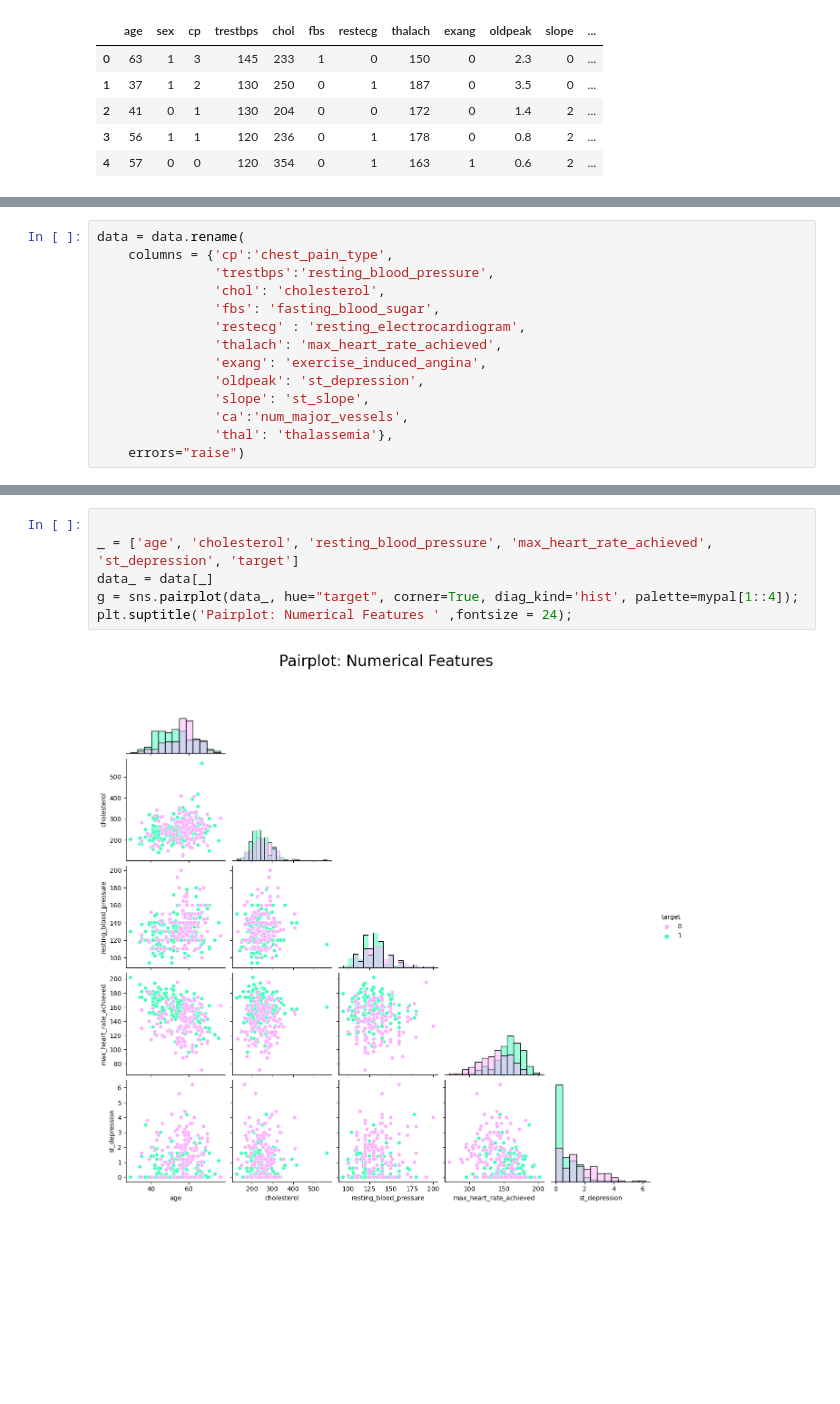
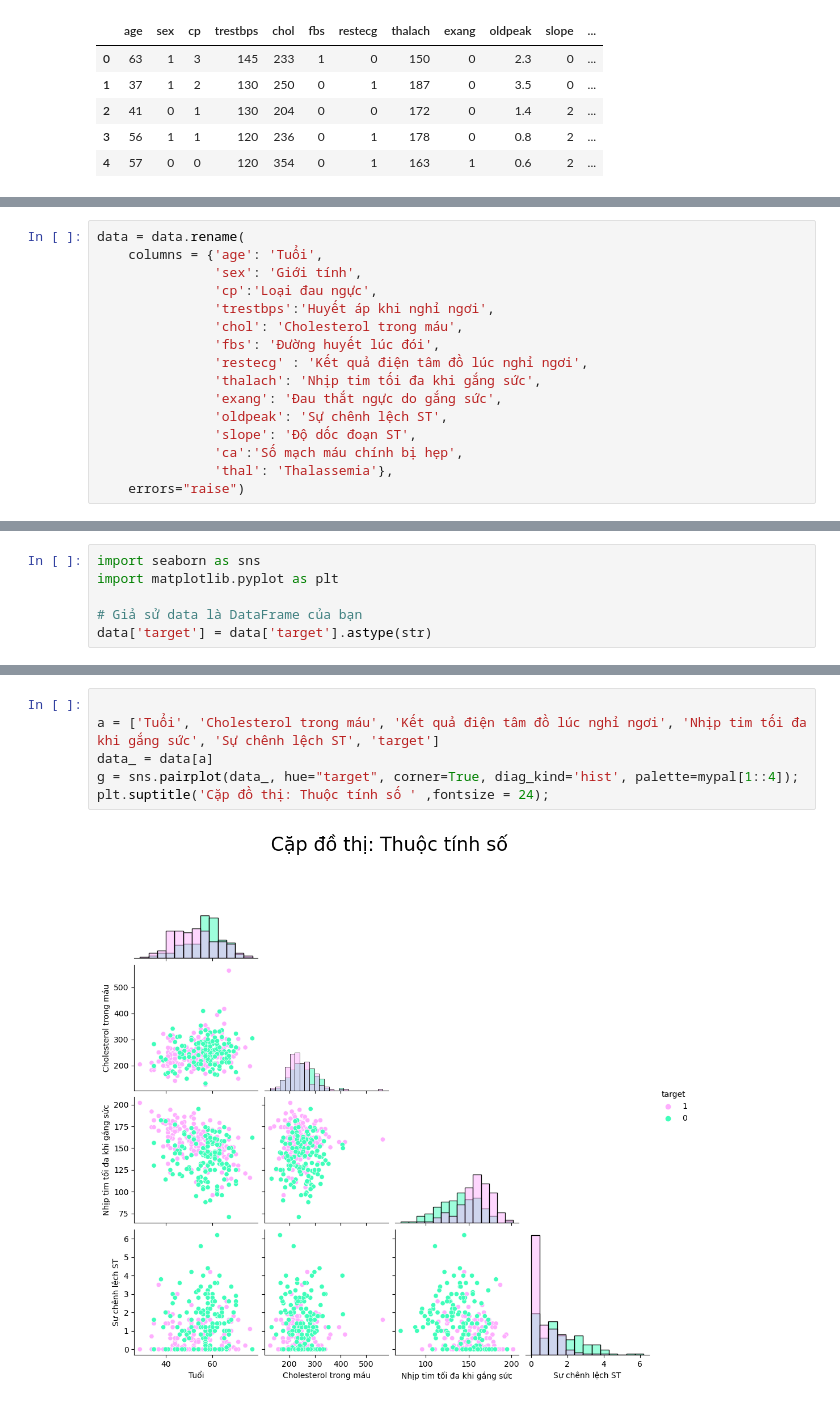
Before and after one commit to DoTienOanh/AI, a Jupyter notebook: AI.ipynb, the cells around one changed output, grey strips where cells are left out. Drawn from its saved outputs; the diff is of its cells as text; blank space fills up the shorter version.

```diff
--- a/AI.ipynb
+++ b/AI.ipynb
@@ -49,15 +49,17 @@ The length of the data now is 296 instead of 303!
 # %%
 data = data.rename(
-    columns = {'cp':'chest_pain_type',
-               'trestbps':'resting_blood_pressure',
-               'chol': 'cholesterol',
-               'fbs': 'fasting_blood_sugar',
-               'restecg' : 'resting_electrocardiogram',
-               'thalach': 'max_heart_rate_achieved',
-               'exang': 'exercise_induced_angina',
-               'oldpeak': 'st_depression',
-               'slope': 'st_slope',
-               'ca':'num_major_vessels',
-               'thal': 'thalassemia'},
+    columns = {'age': 'Tuổi',
+               'sex': 'Giới tính',
+               'cp':'Loại đau ngực',
+               'trestbps':'Huyết áp khi nghỉ ngơi',
+               'chol': 'Cholesterol trong máu',
+               'fbs': 'Đường huyết lúc đói',
+               'restecg' : 'Kết quả điện tâm đồ lúc nghỉ ngơi',
+               'thalach': 'Nhịp tim tối đa khi gắng sức',
+               'exang': 'Đau thắt ngực do gắng sức',
+               'oldpeak': 'Sự chênh lệch ST',
+               'slope': 'Độ dốc đoạn ST',
+               'ca':'Số mạch máu chính bị hẹp',
+               'thal': 'Thalassemia'},
     errors="raise")
 # %%
@@ -171,3 +175,9 @@ data[num_feats].describe().T
+# %%
+import seaborn as sns
+import matplotlib.pyplot as plt
+
+# Giả sử data là DataFrame của bạn
+data['target'] = data['target'].astype(str)
 # %%
 L = len(num_feats)
 ncol= 2
@@ -202,9 +211,9 @@ AttributeError: 'numpy.int64' object has no attribute 'startswith'
 # %%
 
-_ = ['age', 'cholesterol', 'resting_blood_pressure', 'max_heart_rate_achieved', 'st_depression', 'target']
-data_ = data[_]
+a = ['Tuổi', 'Cholesterol trong máu', 'Kết quả điện tâm đồ lúc nghỉ ngơi', 'Nhịp tim tối đa khi gắng sức', 'Sự chênh lệch ST', 'target']
+data_ = data[a]
 g = sns.pairplot(data_, hue="target", corner=True, diag_kind='hist', palette=mypal[1::4]);
-plt.suptitle('Pairplot: Numerical Features ' ,fontsize = 24);
+plt.suptitle('Cặp đồ thị: Thuộc tính số ' ,fontsize = 24);
 # %% [output]
-[figure, old version]
+[figure, new version]
 # %%
```
Also changed, not shown: parts of 14 cells of this notebook.
